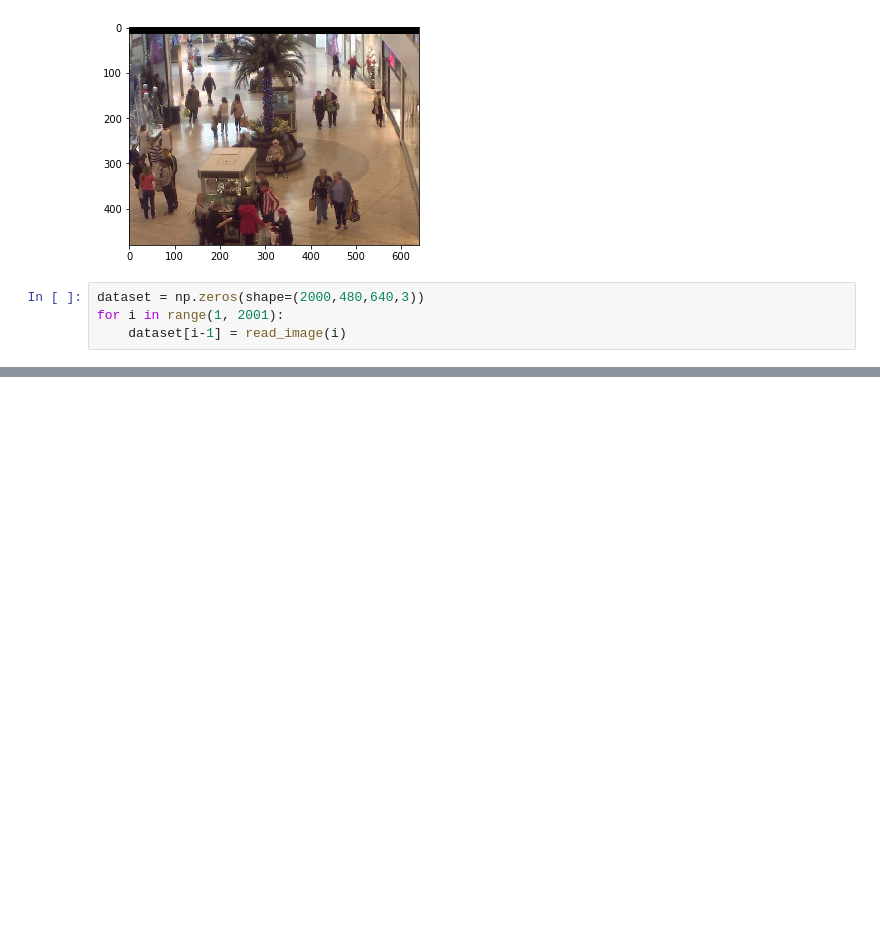
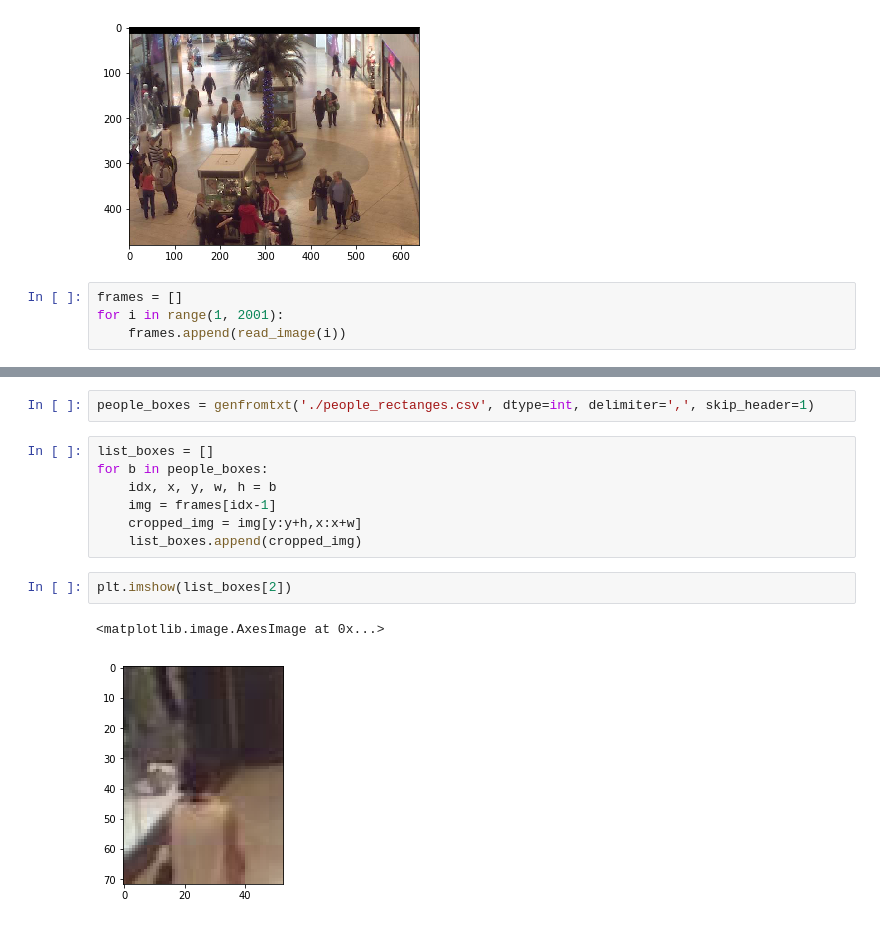
Before and after one commit to KarineMellata/ECSE415_FinalProject, a Jupyter notebook: Part2.ipynb, the cells around one changed output, grey strips where cells are left out. Drawn from its saved outputs; the diff is of its cells as text; blank space fills up the shorter version.

```diff
--- a/Part2.ipynb
+++ b/Part2.ipynb
@@ -41,6 +43,6 @@ array([[[  0,   0,   0],
         [185, 138,  94]]], dtype=uint8)
 [figure]
 # %%
-dataset = np.zeros(shape=(2000,480,640,3))
+frames = []
 for i in range(1, 2001):
-    dataset[i-1] = read_image(i)
+    frames.append(read_image(i))
@@ -49,0 +49,14 @@ for i in range(1, 2001):
+# %%
+people_boxes = genfromtxt('./people_rectanges.csv', dtype=int, delimiter=',', skip_header=1)
+# %%
+list_boxes = []
+for b in people_boxes:
+    idx, x, y, w, h = b
+    img = frames[idx-1]
+    cropped_img = img[y:y+h,x:x+w]
+    list_boxes.append(cropped_img)
+# %%
+plt.imshow(list_boxes[2])
+# %% [output]
+<matplotlib.image.AxesImage at 0x...>
+[figure, added]
```
Also changed, not shown: parts of 2 cells of this notebook, 2 other files.
